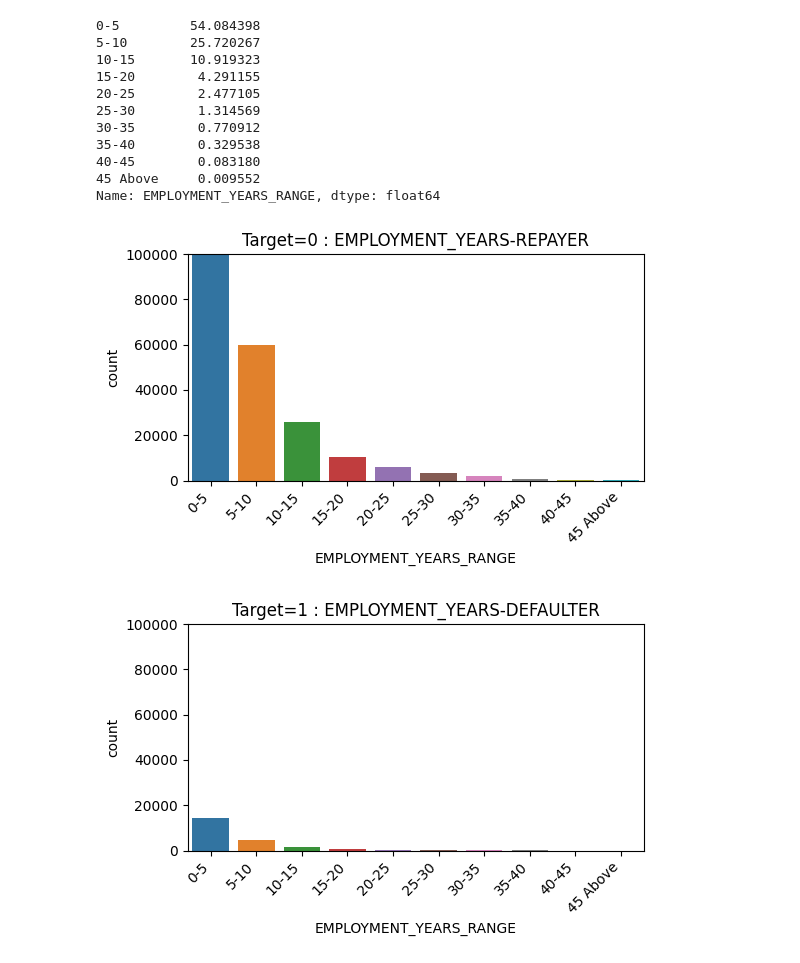
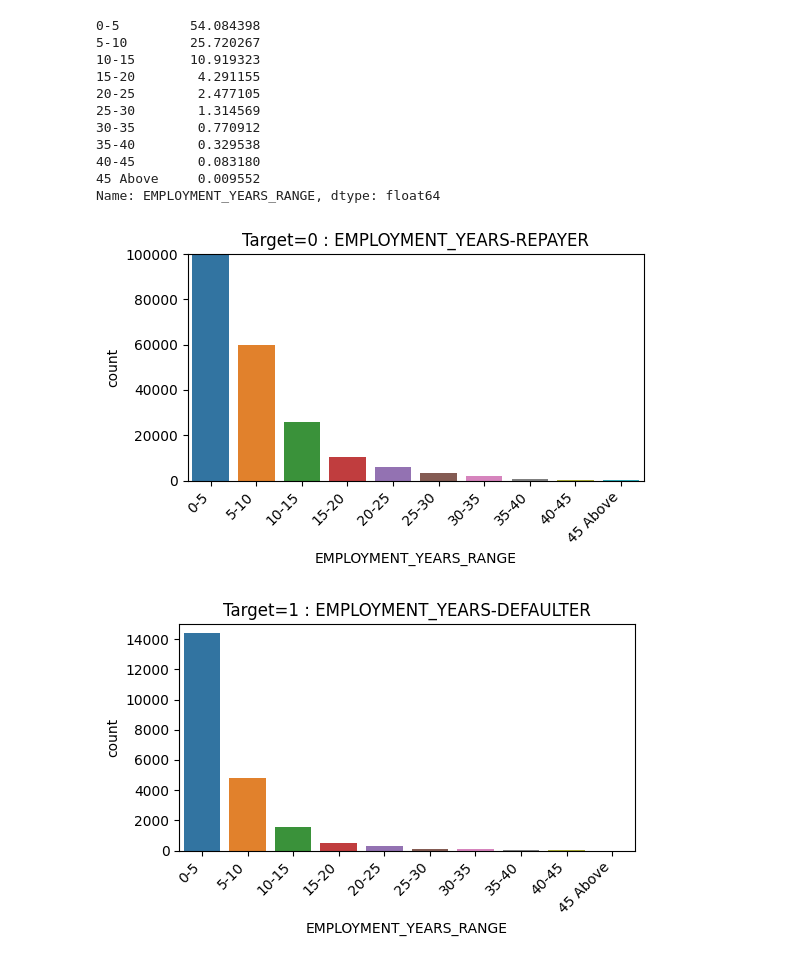
Before and after one commit to VarunArora14/ML-minor-project, a Jupyter notebook: df_work.ipynb, the cells around one changed output. Cells and saved outputs as stored; diff of their text form; code cells hidden in the pictures.

```diff
--- a/df_work.ipynb
+++ b/df_work.ipynb
@@ -83,22 +91,22 @@ df1 = df[df["TARGET"]==1]
 # %%
 #Creating plots for Employment_years_range for REPAYER
 plt.figure(figsize = (20,10))
 plt.subplot(3, 3, 2)
 plt.ylim(0,100000)
 plt.title("Target=0 : EMPLOYMENT_YEARS-REPAYER")
 plt.xticks(rotation=45, ha='right')
 sns.countplot(x=df0["EMPLOYMENT_YEARS_RANGE"])
 plt.show()
 
 
 #Creating plots for Employment_years_range for DEFAULTER
 plt.figure(figsize = (20,10))
 plt.subplot(3, 3, 2)
-plt.ylim(0,100000)
+plt.ylim(0,15000)
 plt.title("Target=1 : EMPLOYMENT_YEARS-DEFAULTER")
 plt.xticks(rotation=45, ha='right')
 sns.countplot(x=df1["EMPLOYMENT_YEARS_RANGE"])
 plt.show()
 # %% [output]
 [figure]
-[figure, old version]
+[figure, new version]
```
Also changed, not shown: parts of 6 cells of this notebook, 1 other file.
